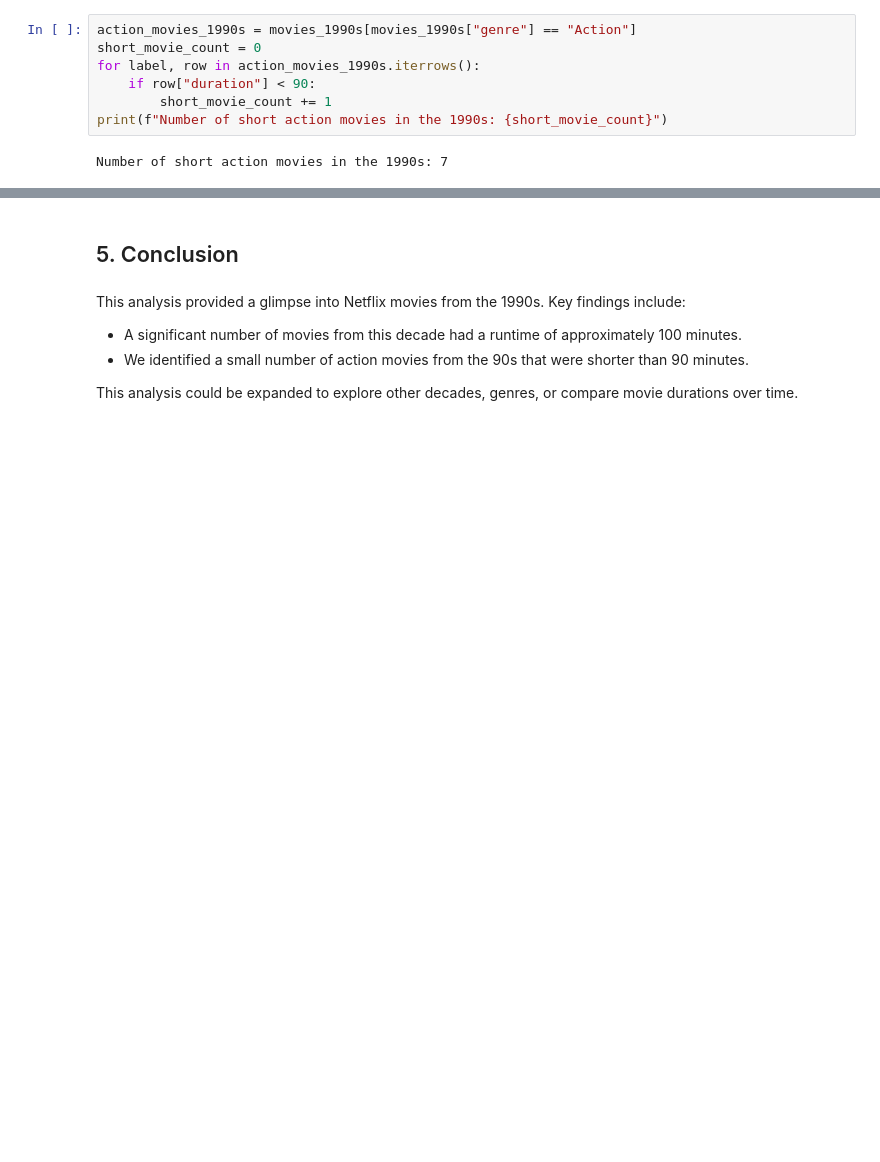
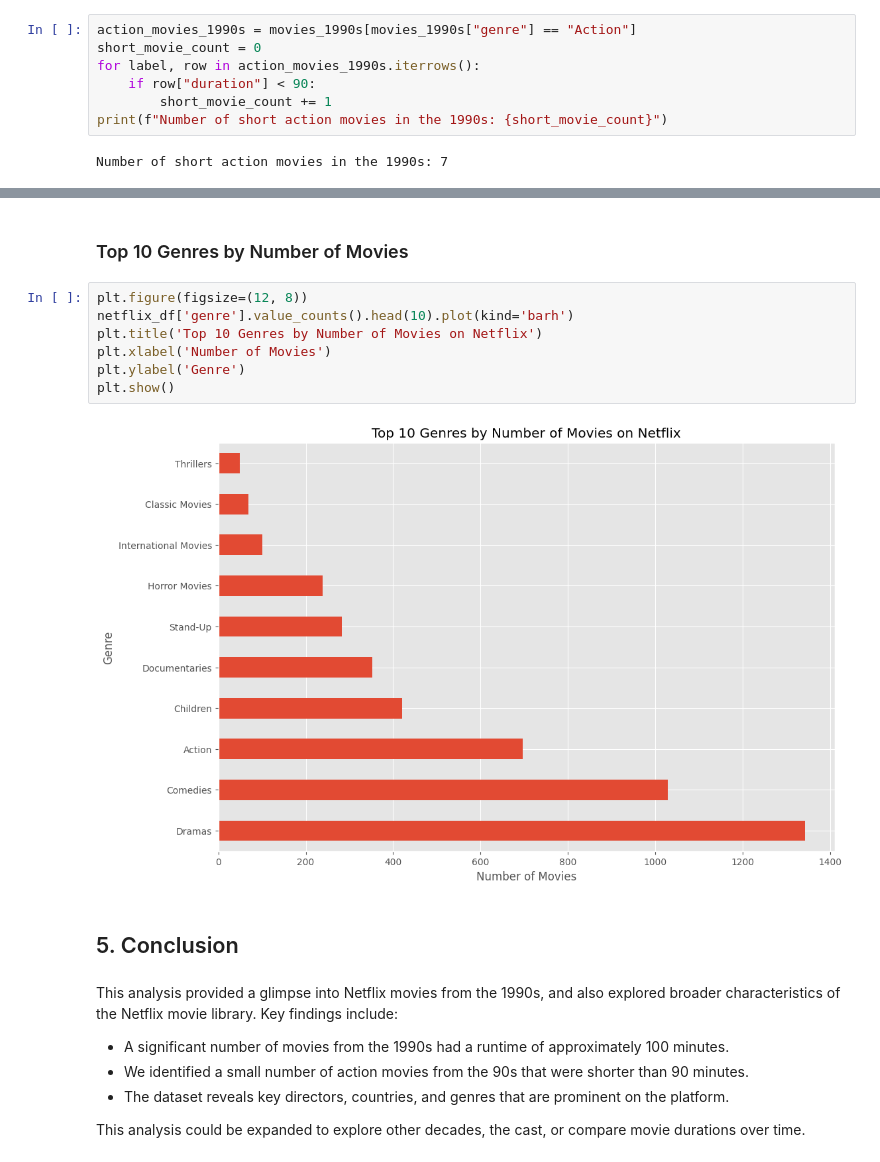
Before and after one commit to flegaspi700/AI-Learning-Journey, a Jupyter notebook: 001_Data_Analysis/EDA_Netflix_Movies.ipynb, the cells around one changed output, grey strips where cells are left out. Drawn from its saved outputs; the diff is of its cells as text; blank space fills up the shorter version.

```diff
--- a/001_Data_Analysis/EDA_Netflix_Movies.ipynb
+++ b/001_Data_Analysis/EDA_Netflix_Movies.ipynb
@@ -74,9 +96,21 @@ Number of short action movies in the 1990s: 7
+# %% [markdown]
+### Top 10 Genres by Number of Movies
+# %%
+plt.figure(figsize=(12, 8))
+netflix_df['genre'].value_counts().head(10).plot(kind='barh')
+plt.title('Top 10 Genres by Number of Movies on Netflix')
+plt.xlabel('Number of Movies')
+plt.ylabel('Genre')
+plt.show()
+# %% [output]
+[figure, added]
 # %% [markdown]
 ## 5. Conclusion
 # %% [markdown]
-This analysis provided a glimpse into Netflix movies from the 1990s. Key findings include:
+This analysis provided a glimpse into Netflix movies from the 1990s, and also explored broader characteristics of the Netflix movie library. Key findings include:
 
-- A significant number of movies from this decade had a runtime of approximately 100 minutes.
+- A significant number of movies from the 1990s had a runtime of approximately 100 minutes.
 - We identified a small number of action movies from the 90s that were shorter than 90 minutes.
+- The dataset reveals key directors, countries, and genres that are prominent on the platform.
 
-This analysis could be expanded to explore other decades, genres, or compare movie durations over time.
+This analysis could be expanded to explore other decades, the cast, or compare movie durations over time.
```
Also changed, not shown: parts of 4 cells of this notebook, 1 other file.
